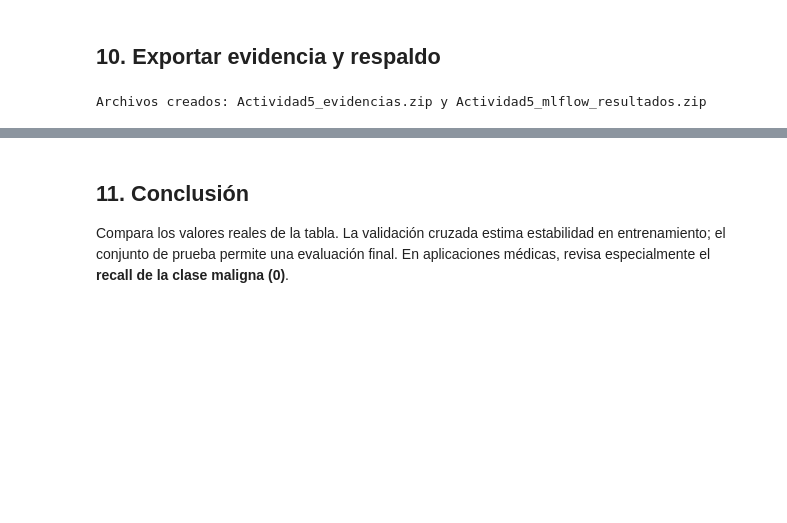
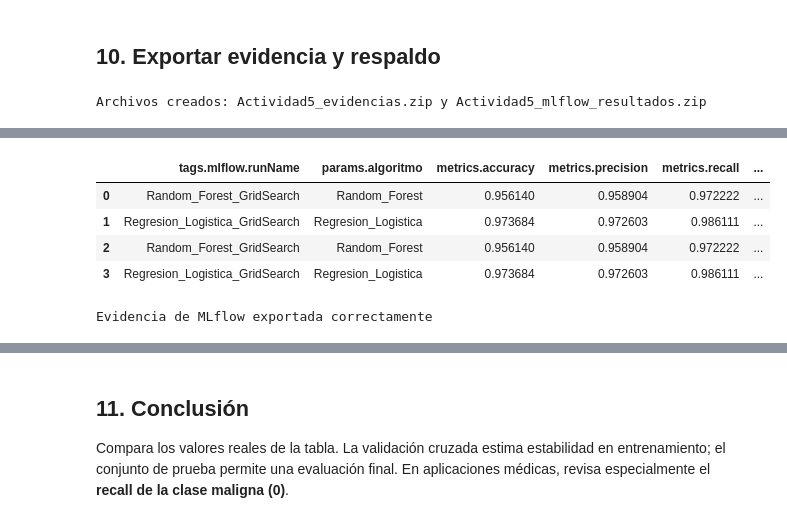
Before and after one commit to hectorjovmirelesg-hue/Actividad5, a Jupyter notebook: fuentes/entrena.ipynb, the cells around one changed output, grey strips where cells are left out. Cells and saved outputs as stored; diff of their text form; code cells hidden in the pictures; blank space fills up the shorter version.

```diff
--- a/fuentes/entrena.ipynb
+++ b/fuentes/entrena.ipynb
@@ -224,0 +364,53 @@ Archivos creados: Actividad5_evidencias.zip y Actividad5_mlflow_resultados.zip
+# %%
+
+import mlflow
+import pandas as pd
+from pathlib import Path
+
+# Crear carpeta de evidencias
+Path("evidencias").mkdir(exist_ok=True)
+
+# Consultar experimento
+experimento = mlflow.get_experiment_by_name(
+    "Actividad5_Comparacion_Modelos"
+)
+
+if experimento is None:
+    raise ValueError("No se encontro el experimento")
+
+# Recuperar ejecuciones
+runs = mlflow.search_runs(
+    experiment_ids=[experimento.experiment_id]
+)
+
+# Seleccionar informacion relevante
+columnas = [
+    "tags.mlflow.runName",
+    "params.algoritmo",
+    "metrics.accuracy",
+    "metrics.precision",
+    "metrics.recall",
+    "metrics.f1_score",
+    "metrics.roc_auc",
+    "metrics.cv_f1",
+    "metrics.recall_maligno"
+]
+
+# Mostrar y guardar resultados
+tabla = runs[columnas].copy()
+
+display(tabla)
+
+tabla.to_csv(
+    "evidencias/mlflow_experimentos.csv",
+    index=False
+)
+
+print("Evidencia de MLflow exportada correctamente")
+# %% [output]
+|  | tags.mlflow.runName | params.algoritmo | metrics.accuracy | metrics.precision | metrics.recall | ... |
+| 0 | Random_Forest_GridSearch | Random_Forest | 0.956140 | 0.958904 | 0.972222 | ... |
+| 1 | Regresion_Logistica_GridSearch | Regresion_Logistica | 0.973684 | 0.972603 | 0.986111 | ... |
+| 2 | Random_Forest_GridSearch | Random_Forest | 0.956140 | 0.958904 | 0.972222 | ... |
+| 3 | Regresion_Logistica_GridSearch | Regresion_Logistica | 0.973684 | 0.972603 | 0.986111 | ... |
+Evidencia de MLflow exportada correctamente
```
Also changed, not shown: parts of 11 cells of this notebook.
